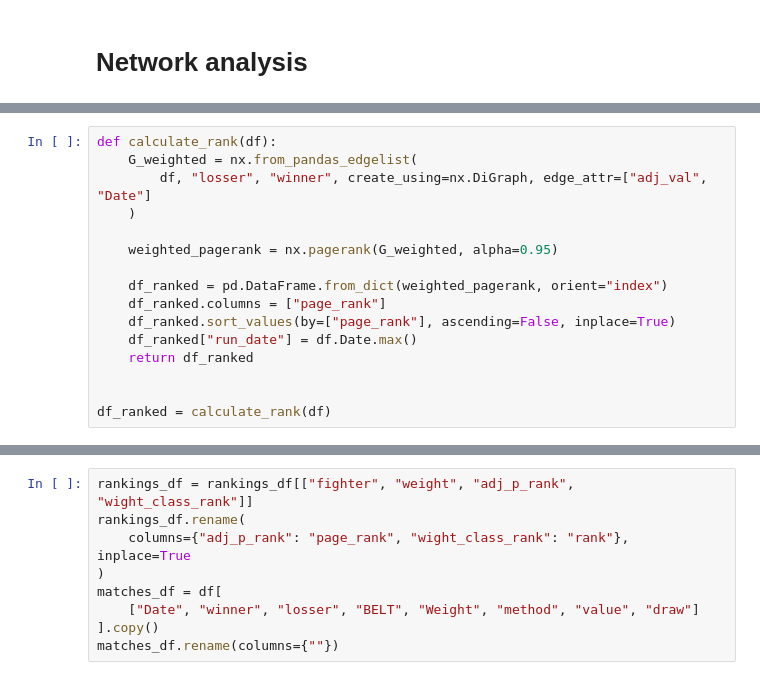
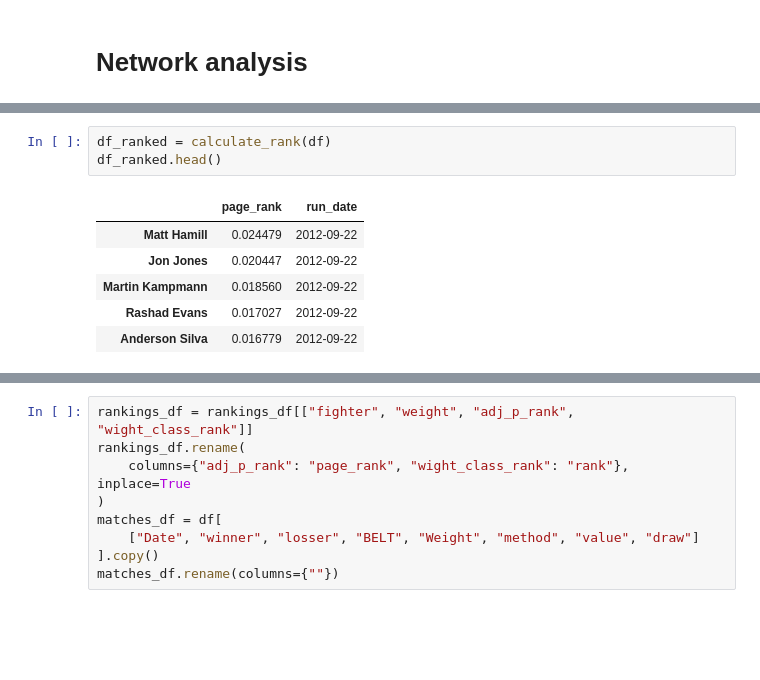
Before and after one commit to zarreh/mma_ranking, a Jupyter notebook: Notebooks/UFC_ranking/UFC_ranking_new.ipynb, the cells around one changed output, grey strips where cells are left out. Cells and saved outputs as stored; diff of their text form; blank space fills up the shorter version.

```diff
--- a/Notebooks/UFC_ranking/UFC_ranking_new.ipynb
+++ b/Notebooks/UFC_ranking/UFC_ranking_new.ipynb
@@ -68,16 +53,0 @@ Timestamp('2024-03-30 00:00:00')
-# %%
-def calculate_rank(df):
-    G_weighted = nx.from_pandas_edgelist(
-        df, "losser", "winner", create_using=nx.DiGraph, edge_attr=["adj_val", "Date"]
-    )
-
-    weighted_pagerank = nx.pagerank(G_weighted, alpha=0.95)
-
-    df_ranked = pd.DataFrame.from_dict(weighted_pagerank, orient="index")
-    df_ranked.columns = ["page_rank"]
-    df_ranked.sort_values(by=["page_rank"], ascending=False, inplace=True)
-    df_ranked["run_date"] = df.Date.max()
-    return df_ranked
-
-
-df_ranked = calculate_rank(df)
@@ -100,3 +54,13 @@ df_ranked
+# %%
+df_ranked = calculate_rank(df)
+df_ranked.head()
+# %% [output]
+|  | page_rank | run_date |
+| Matt Hamill | 0.024479 | 2012-09-22 |
+| Jon Jones | 0.020447 | 2012-09-22 |
+| Martin Kampmann | 0.018560 | 2012-09-22 |
+| Rashad Evans | 0.017027 | 2012-09-22 |
+| Anderson Silva | 0.016779 | 2012-09-22 |
 # %%
 df["Weight"].unique()
 # %% [output]
```
Also changed, not shown: parts of 10 cells of this notebook, 2 other files.
